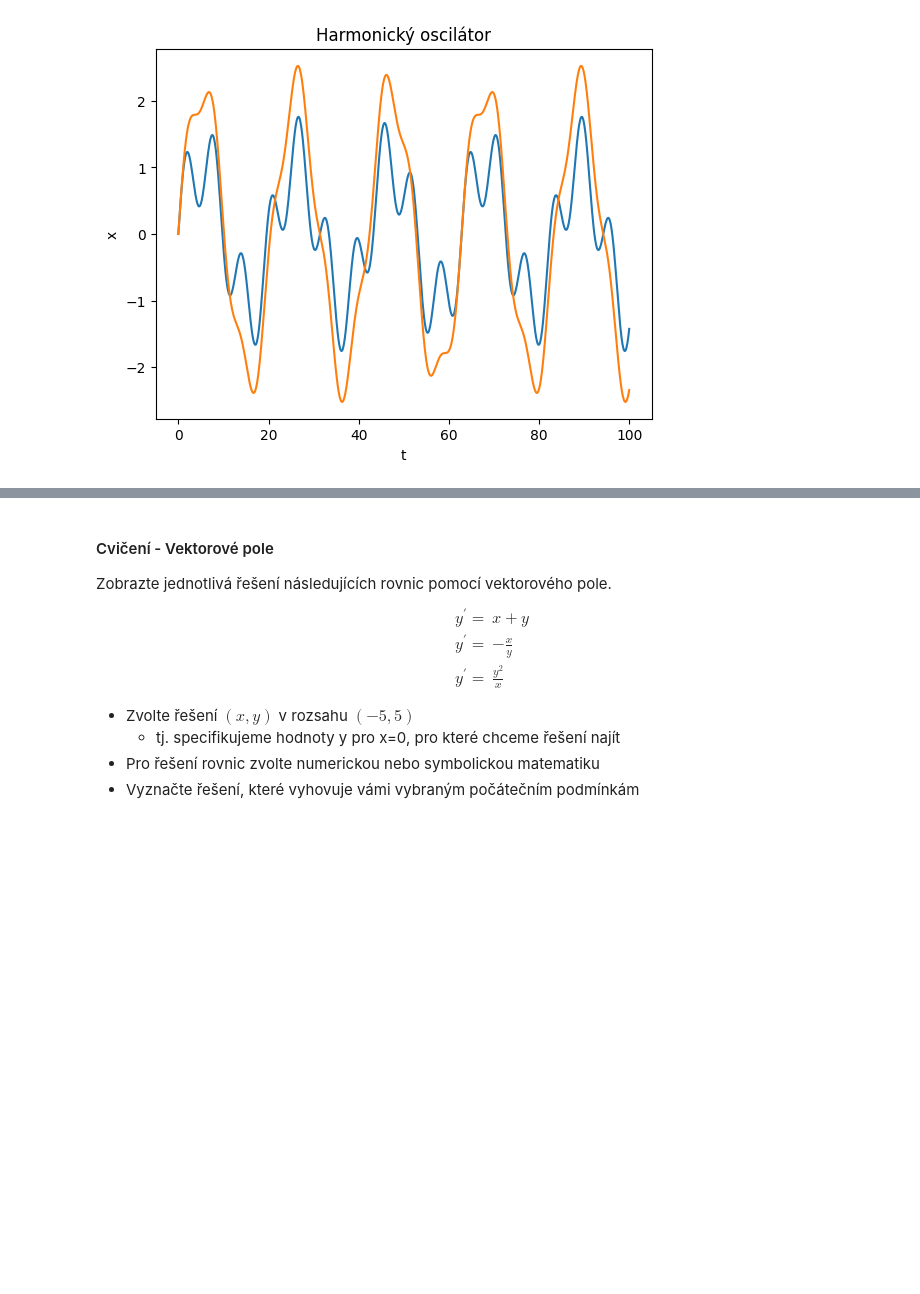
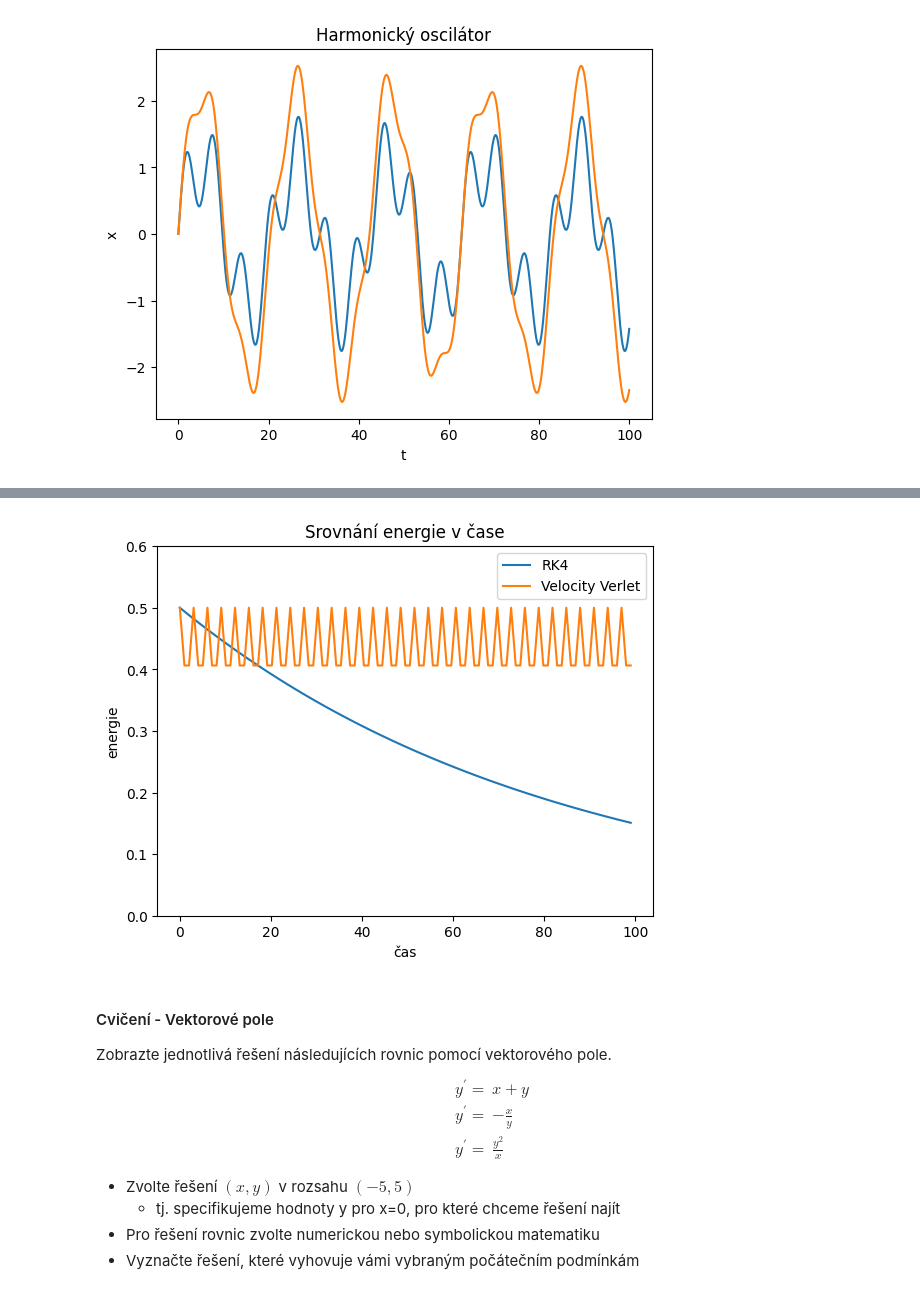
Before and after one commit to pkbcz/MSW2, a Jupyter notebook: 12 Diferencialni rovnice.ipynb, the cells around one changed output, grey strips where cells are left out. Drawn from its saved outputs; the diff is of its cells as text; code cells hidden in the pictures; blank space fills up the shorter version.

```diff
--- a/12 Diferencialni rovnice.ipynb
+++ b/12 Diferencialni rovnice.ipynb
@@ -1049,3 +1051,85 @@ tlumene_kmitani(x0=0.0, v0=1.0, omega=1.0, beta=0.0, Omega=0.3, F0=2.0)
+# %%
+import numpy as np
+import matplotlib.pyplot as plt
+
+# systém: x'' = -x
+def acceleration(x):
+    return -x
+
+def energy(x, v):           # 1/2 mv2 + 1/2 kx2
+    return 0.5 * (v**2 + x**2)
+
+# parametry
+dt = 1                      # časový krok
+T = 100                     # celkový čas
+N = int(T / dt)             # počet kroků
+
+# počáteční podmínky
+x0 = 1.0                    # výchylka
+v0 = 0.0                    # rychlost
+
+# RK4
+xr = np.zeros(N)            # výchylka RK4
+vr = np.zeros(N)            # rychlost RK4
+Er = np.zeros(N)            # energie RK4
+
+xr[0] = x0
+vr[0] = v0
+
+for i in range(N-1):        # RK4
+    x = xr[i]
+    v = vr[i]
+
+    def f(x, v):
+        return v, acceleration(x)
+
+    k1x, k1v = f(x, v)
+    k2x, k2v = f(x + 0.5*dt*k1x, v + 0.5*dt*k1v)
+    k3x, k3v = f(x + 0.5*dt*k2x, v + 0.5*dt*k2v)
+    k4x, k4v = f(x + dt*k3x, v + dt*k3v)
+
+    xr[i+1] = x + dt/6 * (k1x + 2*k2x + 2*k3x + k4x)
+    vr[i+1] = v + dt/6 * (k1v + 2*k2v + 2*k3v + k4v)
+
+    Er[i] = energy(x, v)
+
+# Velocity Verlet
+xv = np.zeros(N)            # výchylka VV
+vv = np.zeros(N)            # rychlost VV
+Ev = np.zeros(N)            # energie VV
+
+xv[0] = x0
+vv[0] = v0
+
+for i in range(N-1):        # Velocity Verlet
+    x = xv[i]
+    v = vv[i]
+    a = acceleration(x)
+
+    # krok
+    x_new = x + v*dt + 0.5*a*dt**2
+    a_new = acceleration(x_new)
+    v_new = v + 0.5*(a + a_new)*dt
+
+    xv[i+1] = x_new
+    vv[i+1] = v_new
+
+    Ev[i] = energy(x, v)
+
+
+t = np.linspace(0, T, N)
+
+plt.figure()
+plt.plot(t[:-1], Er[:-1], label="RK4")
+plt.plot(t[:-1], Ev[:-1], label="Velocity Verlet")
+plt.xlabel("čas")
+plt.ylabel("energie")
+plt.ylim(0, 0.6)
+plt.legend()
+plt.title("Srovnání energie v čase")
+plt.show()
+# %% [output]
+[figure, added]
 # %% [markdown]
 #### Cvičení - Vektorové pole
 Zobrazte jednotlivá řešení následujících rovnic pomocí vektorového pole.
```
Also changed, not shown: parts of 13 cells of this notebook, 2 other files.
